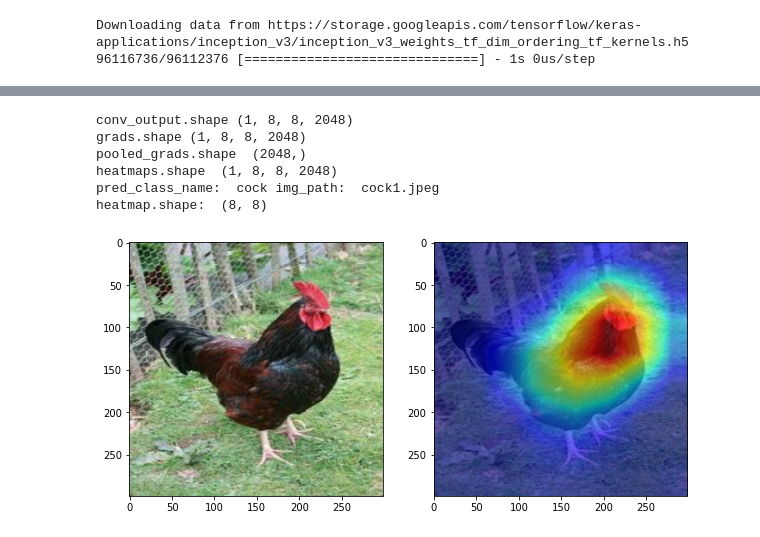
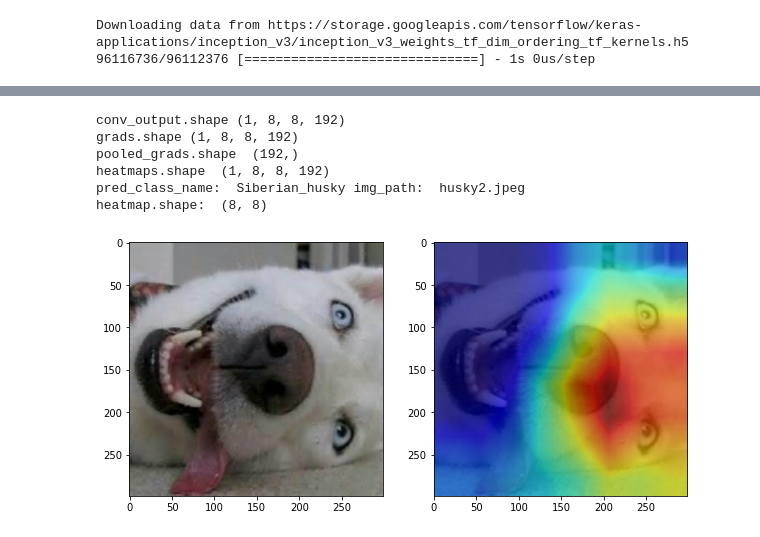
Before and after one commit to babymlin/t-SNE_Grad-CAM, a Jupyter notebook: Grad_CAM_Keras.ipynb, the cells around one changed output, grey strips where cells are left out. Drawn from its saved outputs; the diff is of its cells as text; code cells hidden in the pictures.

```diff
--- a/Grad_CAM_Keras.ipynb
+++ b/Grad_CAM_Keras.ipynb
@@ -30,5 +48,5 @@ model.summary()
 # %%
-def gradcam(model, img, layer_name='conv2d_93'):
+def gradcam(model, img, layer_name='mixed10'):
     # get pred class idx
     preds = model.predict(img)
     pred_class_idx = np.argmax(preds[0])
@@ -88,21 +106,21 @@ def plot_heatmap(heatmap, img_path):
 # %%
 import os
 i = random.choice(range(1,4))
 FOLDER_PATH = ""
-#img_path = os.path.join(FOLDER_PATH, f'husky{i}.jpeg')
-img_path = os.path.join(FOLDER_PATH, f'cock1.jpeg')
+img_path = os.path.join(FOLDER_PATH, f'husky{i}.jpeg')
+#img_path = os.path.join(FOLDER_PATH, f'cock1.jpeg')
 #img_path = os.path.join(FOLDER_PATH, f'tennis.jpeg')
 
 img = processing_image(img_path)
-heatmap, pred_class_name = gradcam(model, img, 'mixed10')
+heatmap, pred_class_name = gradcam(model, img, 'conv2d_93')
 print('pred_class_name: ', pred_class_name, 'img_path: ', img_path)
 print('heatmap.shape: ', heatmap.shape)
 plot_heatmap(heatmap, img_path)
 # %% [output]
-conv_output.shape (1, 8, 8, 2048)
-grads.shape (1, 8, 8, 2048)
-pooled_grads.shape  (2048,)
-heatmaps.shape  (1, 8, 8, 2048)
-pred_class_name:  cock img_path:  cock1.jpeg
+conv_output.shape (1, 8, 8, 192)
+grads.shape (1, 8, 8, 192)
+pooled_grads.shape  (192,)
+heatmaps.shape  (1, 8, 8, 192)
+pred_class_name:  Siberian_husky img_path:  husky2.jpeg
 heatmap.shape:  (8, 8)
-[figure, old version]
+[figure, new version]
```
Also changed, not shown: parts of 1 cell of this notebook.
